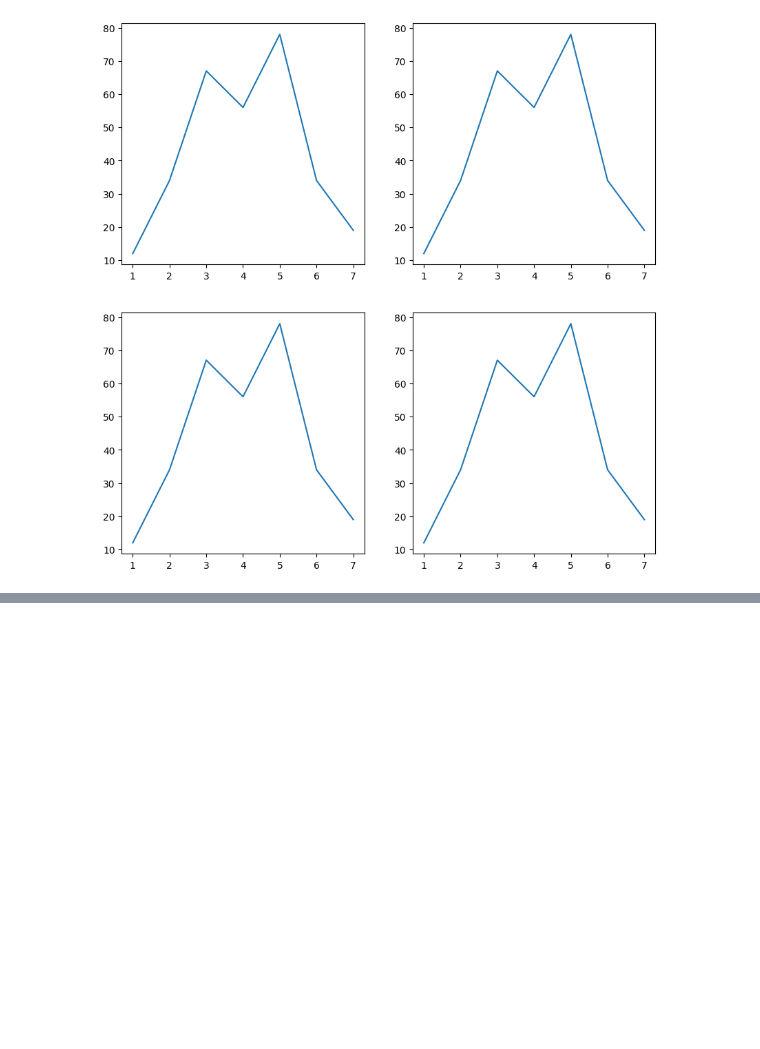
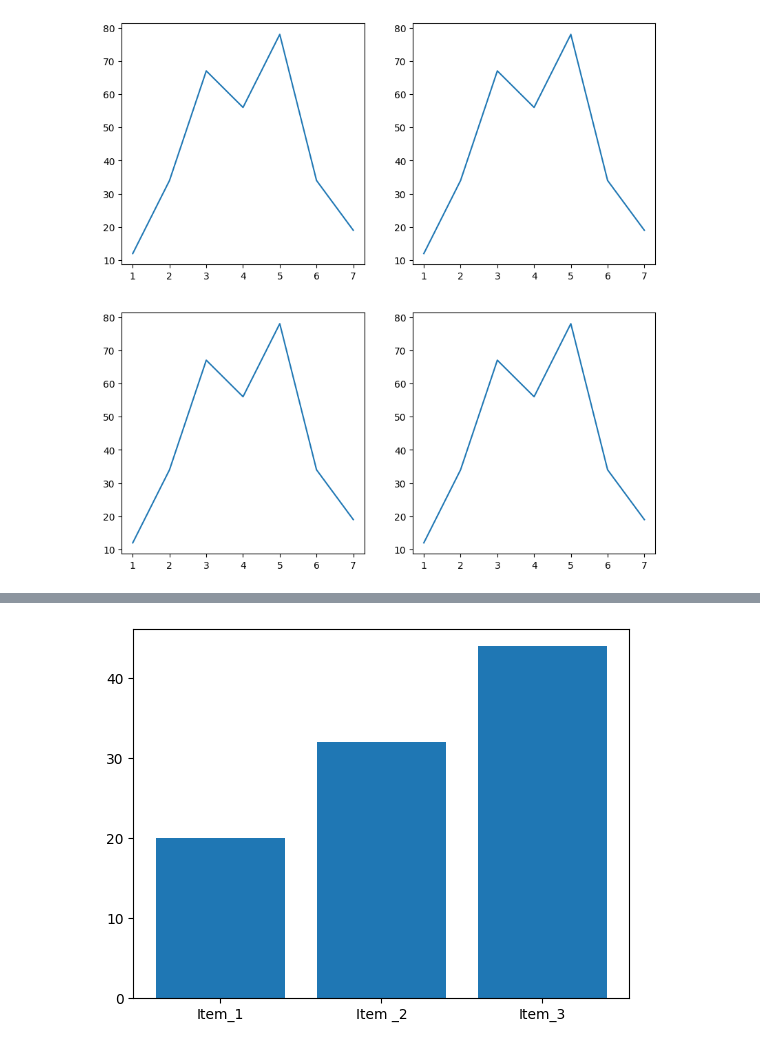
Before and after one commit to MuhammadRehanKhalid/Ehunar_ML_AI, a Jupyter notebook: M_9_Matplotlib.ipynb, the cells around one changed output, grey strips where cells are left out. Cells and saved outputs as stored; diff of their text form; code cells hidden in the pictures; blank space fills up the shorter version.

```diff
--- a/M_9_Matplotlib.ipynb
+++ b/M_9_Matplotlib.ipynb
@@ -119,0 +154,9 @@ plt.show()
+# %%
+shop = {'Item_1': 20,
+       'Item _2': 32,
+       'Item_3' : 44}
+fig, sub_plot = plt.subplots()
+sub_plot.bar(shop.keys(),shop.values());
+plt.show()
+# %% [output]
+[figure, added]
```
Also changed, not shown: parts of 11 cells of this notebook.
